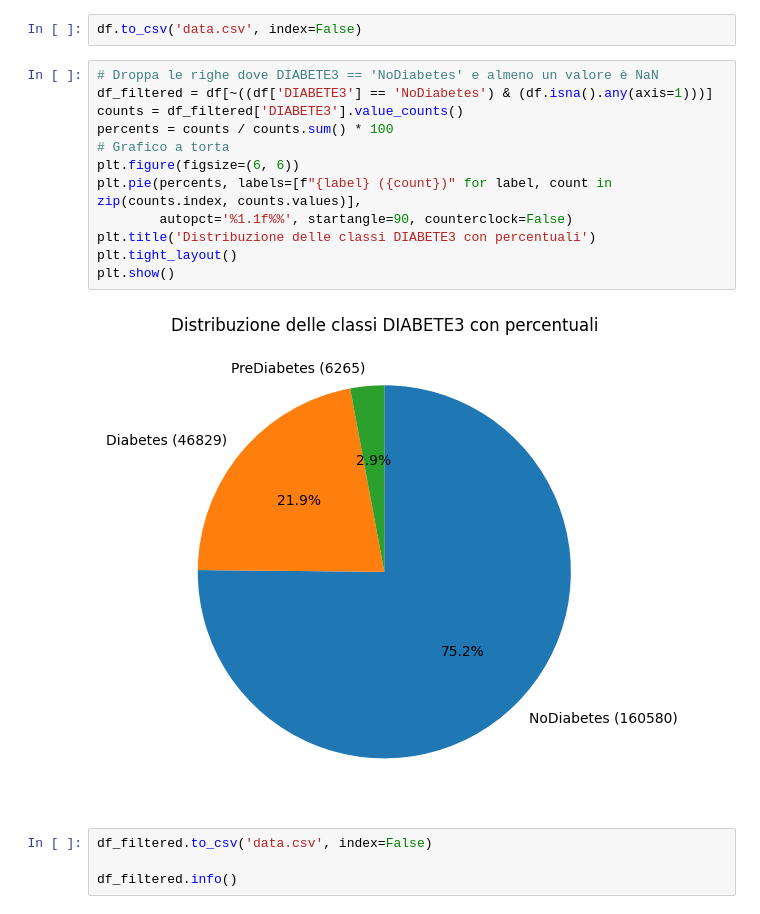
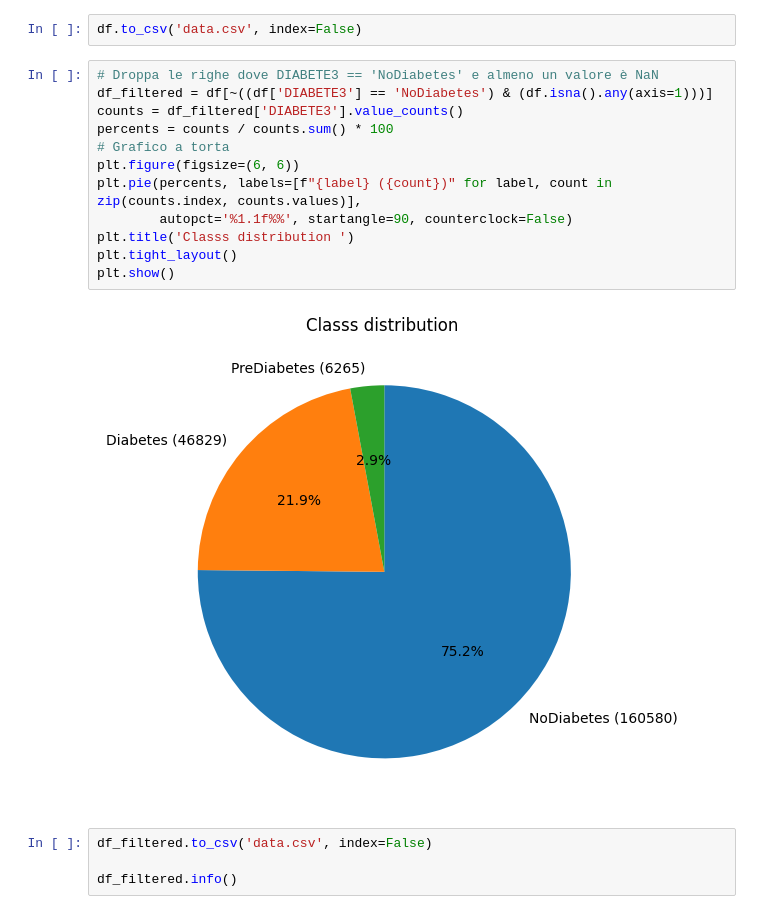
Before and after one commit to RossSacco/DmmlPJ, a Jupyter notebook: DataVisualization.ipynb, the cells around one changed output. Saved outputs shown, nothing was run; the diff lists cells and outputs as text.

```diff
--- a/DataVisualization.ipynb
+++ b/DataVisualization.ipynb
@@ -734,17 +739,17 @@ df.to_csv('data.csv', index=False)
 # %%
 # Droppa le righe dove DIABETE3 == 'NoDiabetes' e almeno un valore è NaN
 df_filtered = df[~((df['DIABETE3'] == 'NoDiabetes') & (df.isna().any(axis=1)))]
 counts = df_filtered['DIABETE3'].value_counts()
 percents = counts / counts.sum() * 100
 # Grafico a torta
 plt.figure(figsize=(6, 6))
 plt.pie(percents, labels=[f"{label} ({count})" for label, count in zip(counts.index, counts.values)],
         autopct='%1.1f%%', startangle=90, counterclock=False)
-plt.title('Distribuzione delle classi DIABETE3 con percentuali')
+plt.title('Classs distribution ')
 plt.tight_layout()
 plt.show()
 # %% [output]
-[figure, old version]
+[figure, new version]
 # %%
 df_filtered.to_csv('data.csv', index=False)
 
```
Also changed, not shown: parts of 12 cells of this notebook, 15 other files.
